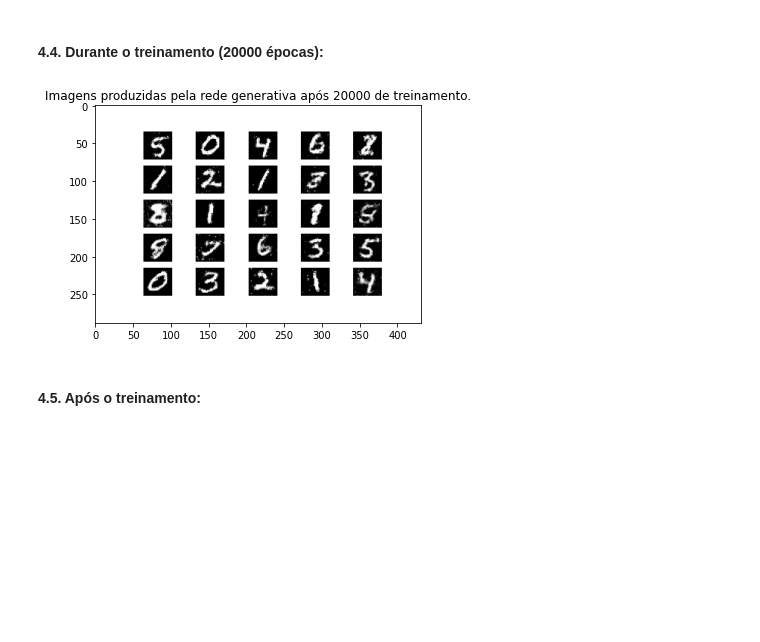
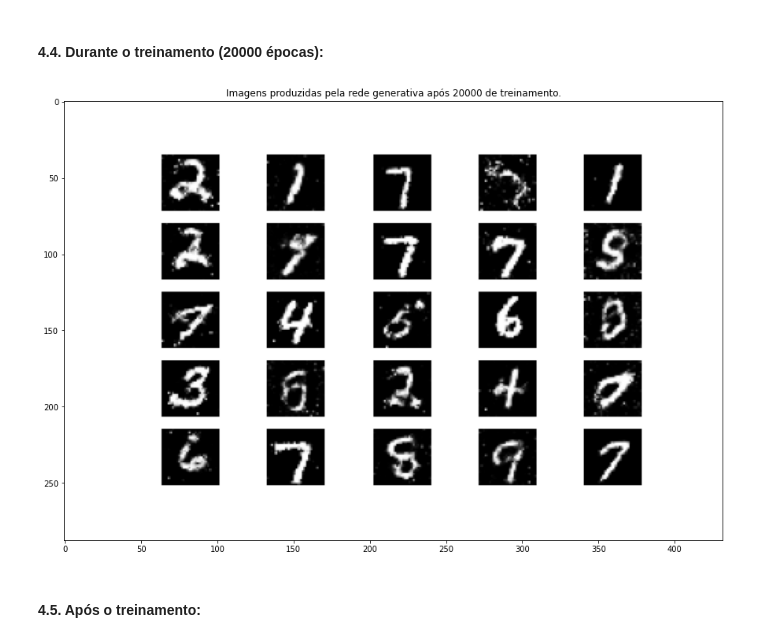
Before and after one commit to guilherme-rosa/IA353_RedesNeurais, a Jupyter notebook: EFC4/Q9/Q9.ipynb, the cells around one changed output. Saved outputs shown, nothing was run; the diff lists cells and outputs as text; code cells hidden in the pictures; blank space fills up the shorter version.

```diff
--- a/EFC4/Q9/Q9.ipynb
+++ b/EFC4/Q9/Q9.ipynb
@@ -245,11 +225,12 @@ plt.show()
 #### **4.4. Durante o treinamento (20000 épocas):**
 # %%
 image = mpimg.imread(path + "EFC4/Q9_Images_GAN_MNIST/20000.png") # Please, define the working directory appropriately
+plt.figure(figsize=(15, 15))
 plt.imshow(image)
 plt.title('Imagens produzidas pela rede generativa após 20000 de treinamento.')
 plt.show()
 # %% [output]
-[figure, old version]
+[figure, new version]
 # %% [markdown]
 #### **4.5. Após o treinamento:**
 # %%
```
Also changed, not shown: parts of 25 cells of this notebook, 1 other file.
